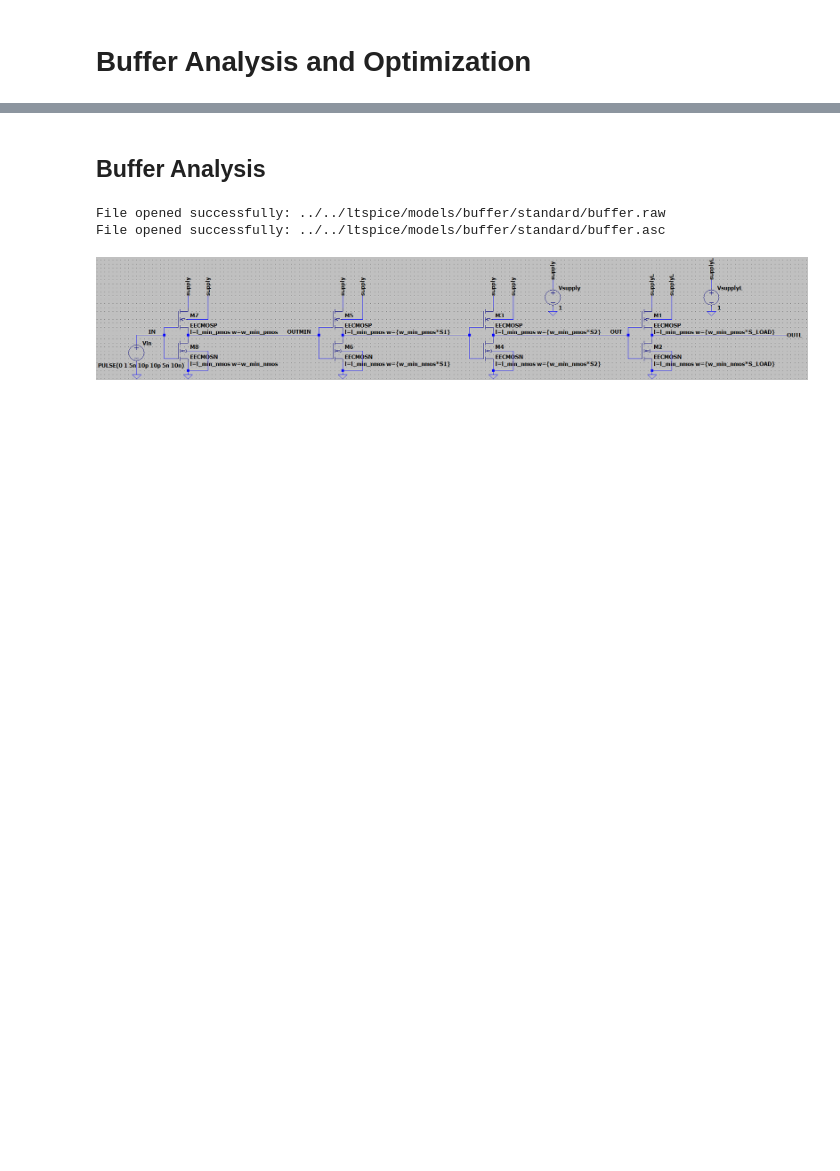
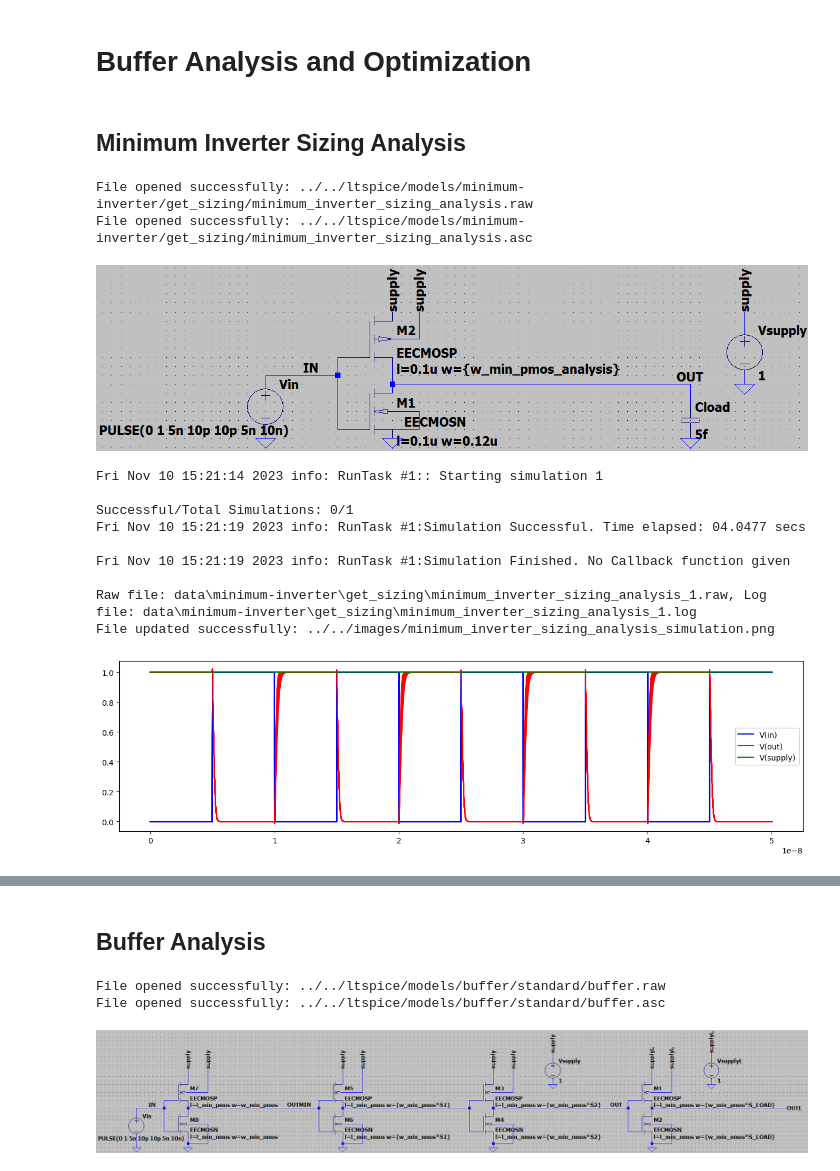
Before and after one commit to gubbriaco/buffer-analysis, a Jupyter notebook: python/buffer-analysis/buffer_analysis.ipynb, the cells around one changed output, grey strips where cells are left out. Cells and saved outputs as stored; diff of their text form; code cells hidden in the pictures; blank space fills up the shorter version.

```diff
--- a/python/buffer-analysis/buffer_analysis.ipynb
+++ b/python/buffer-analysis/buffer_analysis.ipynb
@@ -13,3 +13,61 @@ import statistics as st
 import matplotlib.pyplot as plt
 import os
 from models.ops import load, energy_connected, energy_disconnected, rise_delay_connected, rise_delay_disconnected, fall_delay_connected, fall_delay_disconnected
+# %% [markdown]
+<h2>Minimum Inverter Sizing Analysis</h2>
+# %%
+minimum_inverter_sizing_analysis_ltr, minimum_inverter_sizing_analysis_netlist = load(
+                                    raw_file_path=os.path.join(ltspice, "minimum-inverter/get_sizing/minimum_inverter_sizing_analysis.raw"),
+                                    asc_file_path=os.path.join(ltspice, "minimum-inverter/get_sizing/minimum_inverter_sizing_analysis.asc"),
+                                    schematic_image_path=os.path.join(images, "minimum_inverter_sizing_analysis.png")
+                                )
+minimum_inverter_sizing_analysis_netlist.set_parameter('l_min_pmos', l_min_pmos)
+minimum_inverter_sizing_analysis_netlist.set_parameter('l_min_nmos', l_min_nmos)
+minimum_inverter_sizing_analysis_netlist.set_parameter('w_min_nmos', w_min_nmos)
+minimum_inverter_sizing_analysis_netlist.add_instructions(
+                                rit_models,
+                                tran,
+                                w_min_pmos_step_param,
+                                save_w_min_pmos_analysis,
+                                rise_delay_connected(),
+                                fall_delay_connected()
+                        )
+minimum_inverter_sizing_analysis_runner = SimRunner(output_folder=f"{minimum_inverter_data}/get_sizing/")
+minimum_inverter_sizing_analysis_runner.run(netlist=minimum_inverter_sizing_analysis_netlist, timeout=3600)
+print('Successful/Total Simulations: ' + str(minimum_inverter_sizing_analysis_runner.okSim) + '/' + str(minimum_inverter_sizing_analysis_runner.runno))
+
+minimum_inverter_sizing_analysis_log = ""
+for minimum_inverter_sizing_analysis_raw, minimum_inverter_sizing_analysis_log in minimum_inverter_sizing_analysis_runner:
+    print("Raw file: %s, Log file: %s" % (minimum_inverter_sizing_analysis_raw, minimum_inverter_sizing_analysis_log))
+
+
+v_in_minimum_inverter_sizing_analysis = minimum_inverter_sizing_analysis_ltr.get_trace("V(in)")
+v_out_minimum_inverter_sizing_analysis = minimum_inverter_sizing_analysis_ltr.get_trace("V(out)")
+v_supply_minimum_inverter_sizing_analysis = minimum_inverter_sizing_analysis_ltr.get_trace("V(supply)")
+time = minimum_inverter_sizing_analysis_ltr.get_trace('time')
+steps = minimum_inverter_sizing_analysis_ltr.get_steps()
+
+plt.figure(figsize=(16, 4))
+for step in range(len(steps)):
+    plt.plot(time.get_wave(step), v_in_minimum_inverter_sizing_analysis.get_wave(step), label=steps[step], color='blue')
+    plt.plot(time.get_wave(step), v_out_minimum_inverter_sizing_analysis.get_wave(step), label=steps[step], color='red')
+    plt.plot(time.get_wave(step), v_supply_minimum_inverter_sizing_analysis.get_wave(step), label=steps[step], color='green')
+plt.legend(["V(in)", "V(out)", "V(supply)"])
+minimum_inverter_sizing_analysis_simulation_path_image = os.path.join(images, "minimum_inverter_sizing_analysis_simulation.png")
+check_output_image(minimum_inverter_sizing_analysis_simulation_path_image)
+plt.savefig(minimum_inverter_sizing_analysis_simulation_path_image)
+plt.show()
+# %% [output]
+File opened successfully: ../../ltspice/models/minimum-inverter/get_sizing/minimum_inverter_sizing_analysis.raw
+File opened successfully: ../../ltspice/models/minimum-inverter/get_sizing/minimum_inverter_sizing_analysis.asc
+[figure, added]
+Fri Nov 10 15:21:14 2023 info: RunTask #1:: Starting simulation 1
+
+Successful/Total Simulations: 0/1
+Fri Nov 10 15:21:19 2023 info: RunTask #1:Simulation Successful. Time elapsed: 04.0477 secs
+
+Fri Nov 10 15:21:19 2023 info: RunTask #1:Simulation Finished. No Callback function given
+
+Raw file: data\minimum-inverter\get_sizing\minimum_inverter_sizing_analysis_1.raw, Log file: data\minimum-inverter\get_sizing\minimum_inverter_sizing_analysis_1.log
+File updated successfully: ../../images/minimum_inverter_sizing_analysis_simulation.png
+[figure, added]
```
Also changed, not shown: parts of 13 cells of this notebook, 47 other files.
